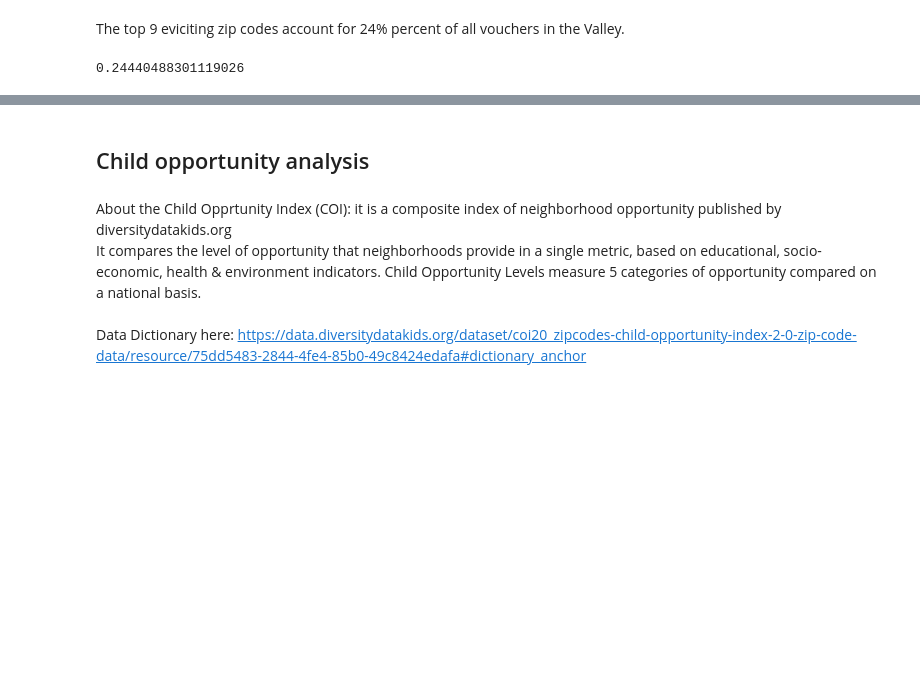
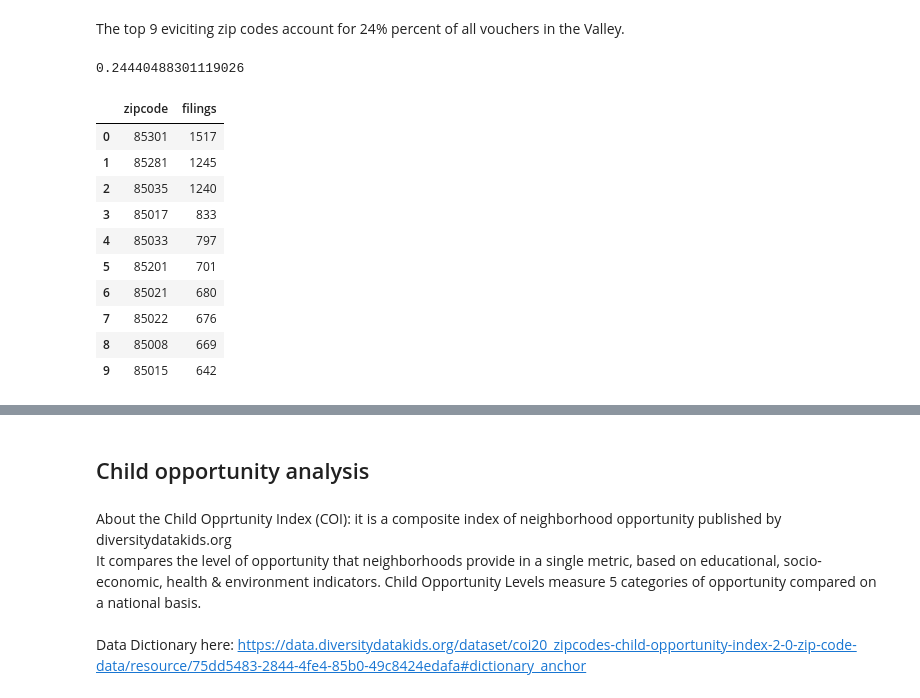
Before and after one commit to amyq96/quick-analyses, a Jupyter notebook: section-8/analyze-voucher-zips.ipynb, the cells around one changed output, grey strips where cells are left out. Saved outputs shown, nothing was run; the diff lists cells and outputs as text; code cells hidden in the pictures; blank space fills up the shorter version.

```diff
--- a/section-8/analyze-voucher-zips.ipynb
+++ b/section-8/analyze-voucher-zips.ipynb
@@ -278,0 +299,14 @@ top_9['percent'].sum()
+# %%
+evictions_pandemic
+# %% [output]
+|  | zipcode | filings |
+| 0 | 85301 | 1517 |
+| 1 | 85281 | 1245 |
+| 2 | 85035 | 1240 |
+| 3 | 85017 | 833 |
+| 4 | 85033 | 797 |
+| 5 | 85201 | 701 |
+| 6 | 85021 | 680 |
+| 7 | 85022 | 676 |
+| 8 | 85008 | 669 |
+| 9 | 85015 | 642 |
```
Also changed, not shown: parts of 22 cells of this notebook.
